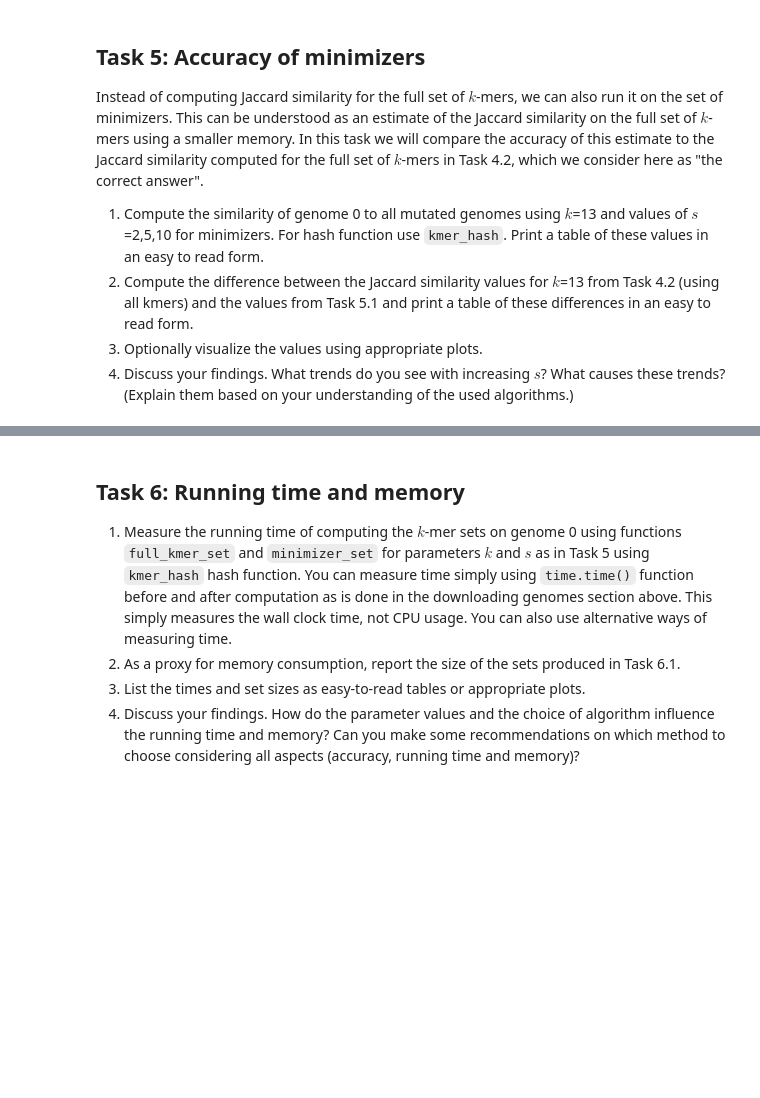
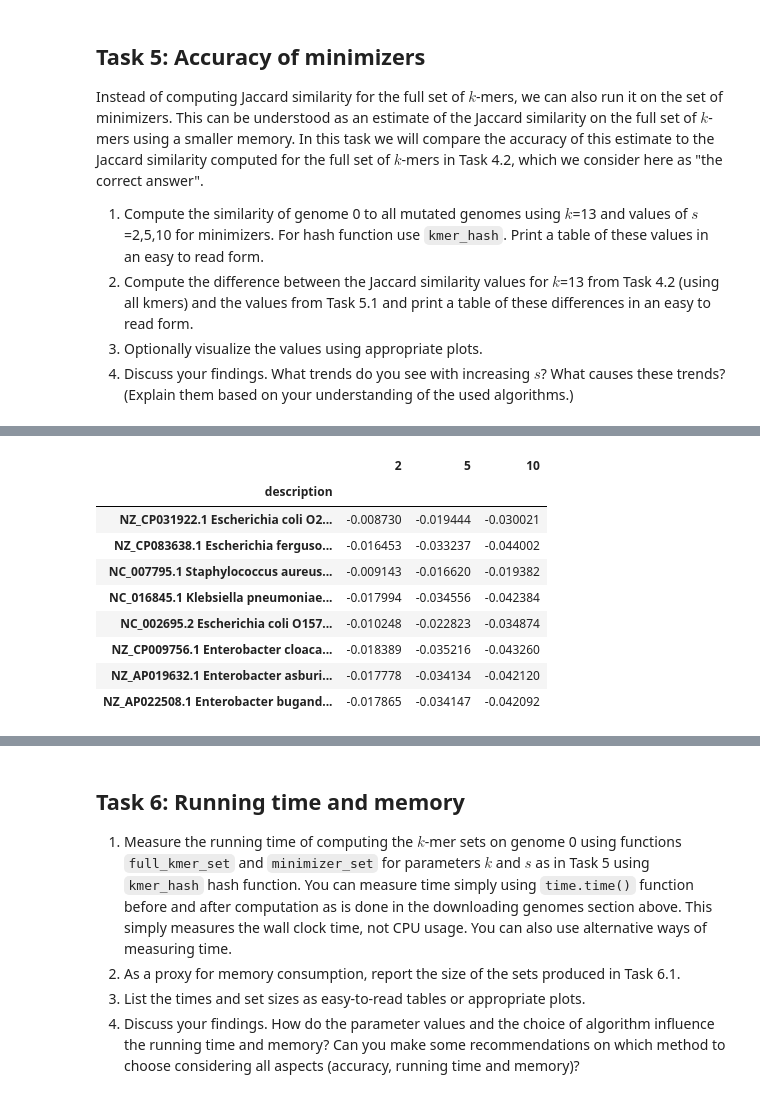
Before and after one commit to AndruKP/mbi, a Jupyter notebook: du01/a1i.ipynb, the cells around one changed output, grey strips where cells are left out. Cells and saved outputs as stored; diff of their text form; code cells hidden in the pictures; blank space fills up the shorter version.

```diff
--- a/du01/a1i.ipynb
+++ b/du01/a1i.ipynb
@@ -428,0 +576,16 @@ Instead of computing Jaccard similarity for the full set of $k$-mers, we can als
+# %%
+minimizers_jaccard_real_genome_df[s_list] = minimizers_jaccard_real_genome_df[s_list].sub(
+    jaccard_real_genome_df['jaccard_index'], axis=0)
+
+minimizers_jaccard_real_genome_df
+# %% [output]
+|  | 2 | 5 | 10 |
+| description |  |  |  |
+| NZ_CP031922.1 Escherichia coli O2... | -0.008730 | -0.019444 | -0.030021 |
+| NZ_CP083638.1 Escherichia ferguso... | -0.016453 | -0.033237 | -0.044002 |
+| NC_007795.1 Staphylococcus aureus... | -0.009143 | -0.016620 | -0.019382 |
+| NC_016845.1 Klebsiella pneumoniae... | -0.017994 | -0.034556 | -0.042384 |
+| NC_002695.2 Escherichia coli O157... | -0.010248 | -0.022823 | -0.034874 |
+| NZ_CP009756.1 Enterobacter cloaca... | -0.018389 | -0.035216 | -0.043260 |
+| NZ_AP019632.1 Enterobacter asburi... | -0.017778 | -0.034134 | -0.042120 |
+| NZ_AP022508.1 Enterobacter bugand... | -0.017865 | -0.034147 | -0.042092 |
```
Also changed, not shown: parts of 30 cells of this notebook.
